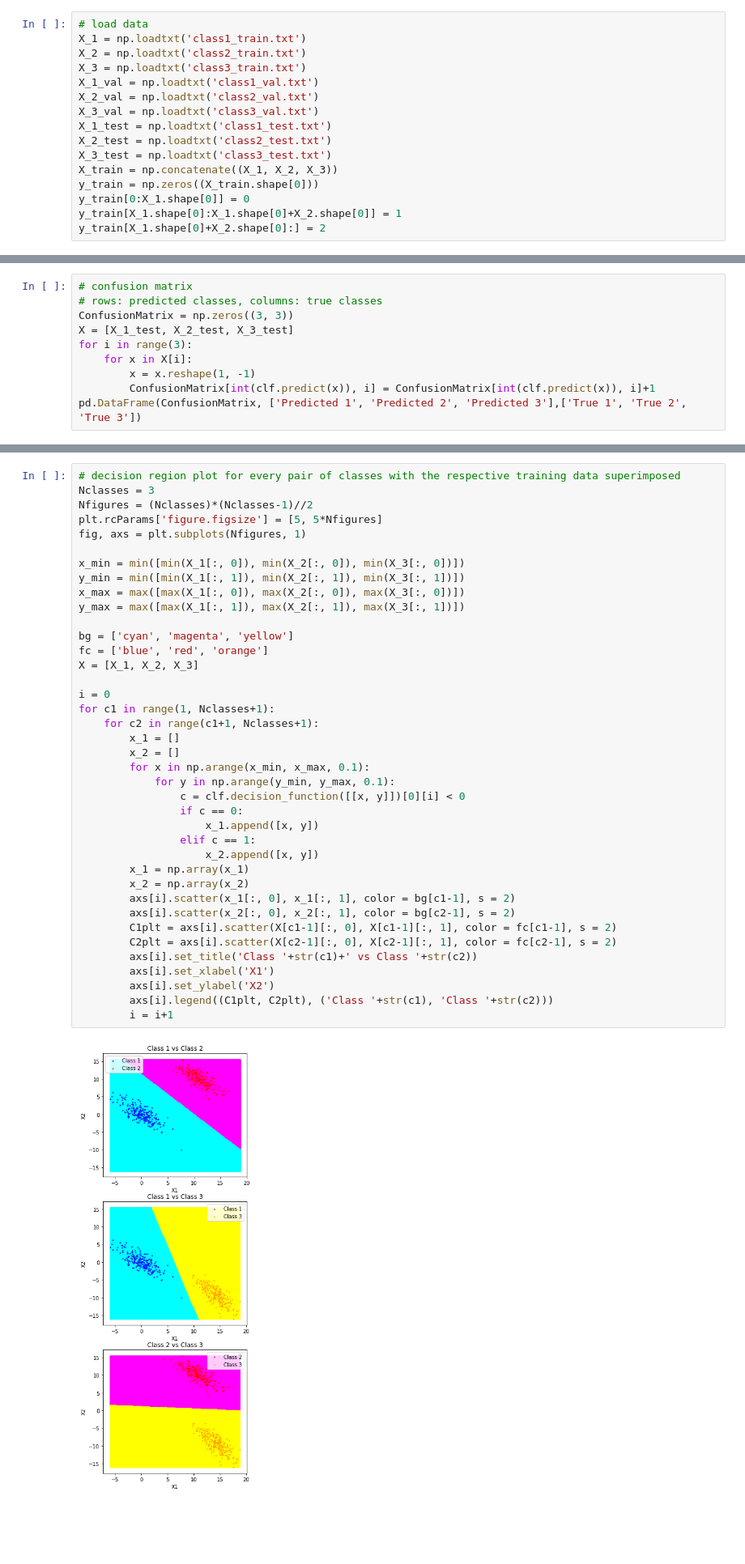
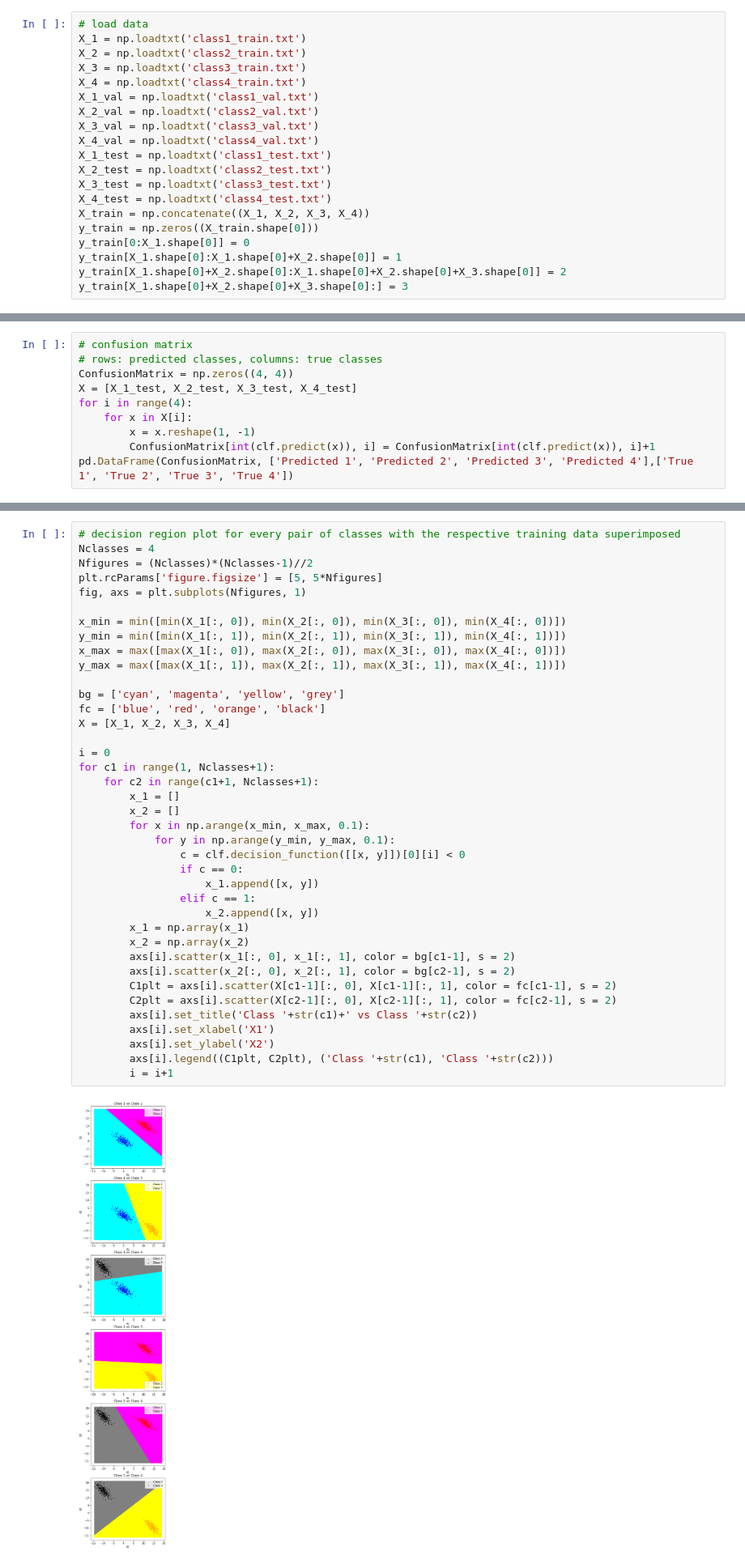
Before and after one commit to shashikdm/CS401-Assignments, a Jupyter notebook: Assignment 1/goup15/classification/linearlySeparable/SVM.ipynb, the cells around one changed output, grey strips where cells are left out. Shown at 81% size. Cells and saved outputs as stored; diff of their text form; blank space fills up the shorter version.

```diff
--- a/Assignment 1/goup15/classification/linearlySeparable/SVM.ipynb
+++ b/Assignment 1/goup15/classification/linearlySeparable/SVM.ipynb
@@ -8,17 +8,21 @@ from sklearn import svm
 X_1 = np.loadtxt('class1_train.txt')
 X_2 = np.loadtxt('class2_train.txt')
 X_3 = np.loadtxt('class3_train.txt')
+X_4 = np.loadtxt('class4_train.txt')
 X_1_val = np.loadtxt('class1_val.txt')
 X_2_val = np.loadtxt('class2_val.txt')
 X_3_val = np.loadtxt('class3_val.txt')
+X_4_val = np.loadtxt('class4_val.txt')
 X_1_test = np.loadtxt('class1_test.txt')
 X_2_test = np.loadtxt('class2_test.txt')
 X_3_test = np.loadtxt('class3_test.txt')
-X_train = np.concatenate((X_1, X_2, X_3))
+X_4_test = np.loadtxt('class4_test.txt')
+X_train = np.concatenate((X_1, X_2, X_3, X_4))
 y_train = np.zeros((X_train.shape[0]))
 y_train[0:X_1.shape[0]] = 0
 y_train[X_1.shape[0]:X_1.shape[0]+X_2.shape[0]] = 1
-y_train[X_1.shape[0]+X_2.shape[0]:] = 2
+y_train[X_1.shape[0]+X_2.shape[0]:X_1.shape[0]+X_2.shape[0]+X_3.shape[0]] = 2
+y_train[X_1.shape[0]+X_2.shape[0]+X_3.shape[0]:] = 3
 # %%
 # simply visualising data
 C1plt = plt.scatter(X_1[:, 0], X_1[:, 1], color = 'cyan', s = 2)
@@ -43,11 +48,11 @@ SVC(C=1.0, cache_size=200, class_weight=None, coef0=0.0,
 # %%
 # confusion matrix
 # rows: predicted classes, columns: true classes
-ConfusionMatrix = np.zeros((3, 3))
-X = [X_1_test, X_2_test, X_3_test]
-for i in range(3):
+ConfusionMatrix = np.zeros((4, 4))
+X = [X_1_test, X_2_test, X_3_test, X_4_test]
+for i in range(4):
     for x in X[i]:
         x = x.reshape(1, -1)
         ConfusionMatrix[int(clf.predict(x)), i] = ConfusionMatrix[int(clf.predict(x)), i]+1
-pd.DataFrame(ConfusionMatrix, ['Predicted 1', 'Predicted 2', 'Predicted 3'],['True 1', 'True 2', 'True 3'])
+pd.DataFrame(ConfusionMatrix, ['Predicted 1', 'Predicted 2', 'Predicted 3', 'Predicted 4'],['True 1', 'True 2', 'True 3', 'True 4'])
 # %% [output]
@@ -90,44 +96,44 @@ print({
 # %%
 # decision region plot for every pair of classes with the respective training data superimposed
-Nclasses = 3
+Nclasses = 4
 Nfigures = (Nclasses)*(Nclasses-1)//2
 plt.rcParams['figure.figsize'] = [5, 5*Nfigures]
 fig, axs = plt.subplots(Nfigures, 1)
 
-x_min = min([min(X_1[:, 0]), min(X_2[:, 0]), min(X_3[:, 0])])
-y_min = min([min(X_1[:, 1]), min(X_2[:, 1]), min(X_3[:, 1])])
-x_max = max([max(X_1[:, 0]), max(X_2[:, 0]), max(X_3[:, 0])])
-y_max = max([max(X_1[:, 1]), max(X_2[:, 1]), max(X_3[:, 1])])
+x_min = min([min(X_1[:, 0]), min(X_2[:, 0]), min(X_3[:, 0]), min(X_4[:, 0])])
+y_min = min([min(X_1[:, 1]), min(X_2[:, 1]), min(X_3[:, 1]), min(X_4[:, 1])])
+x_max = max([max(X_1[:, 0]), max(X_2[:, 0]), max(X_3[:, 0]), max(X_4[:, 0])])
+y_max = max([max(X_1[:, 1]), max(X_2[:, 1]), max(X_3[:, 1]), max(X_4[:, 1])])
 
-bg = ['cyan', 'magenta', 'yellow']
-fc = ['blue', 'red', 'orange']
-X = [X_1, X_2, X_3]
+bg = ['cyan', 'magenta', 'yellow', 'grey']
+fc = ['blue', 'red', 'orange', 'black']
+X = [X_1, X_2, X_3, X_4]
 
 i = 0
 for c1 in range(1, Nclasses+1):
     for c2 in range(c1+1, Nclasses+1):
         x_1 = []
         x_2 = []
         for x in np.arange(x_min, x_max, 0.1):
             for y in np.arange(y_min, y_max, 0.1):
                 c = clf.decision_function([[x, y]])[0][i] < 0
                 if c == 0:
                     x_1.append([x, y])
                 elif c == 1:
                     x_2.append([x, y])
         x_1 = np.array(x_1)
         x_2 = np.array(x_2)
         axs[i].scatter(x_1[:, 0], x_1[:, 1], color = bg[c1-1], s = 2)
         axs[i].scatter(x_2[:, 0], x_2[:, 1], color = bg[c2-1], s = 2)
         C1plt = axs[i].scatter(X[c1-1][:, 0], X[c1-1][:, 1], color = fc[c1-1], s = 2)
         C2plt = axs[i].scatter(X[c2-1][:, 0], X[c2-1][:, 1], color = fc[c2-1], s = 2)
         axs[i].set_title('Class '+str(c1)+' vs Class '+str(c2))
         axs[i].set_xlabel('X1')
         axs[i].set_ylabel('X2')
         axs[i].legend((C1plt, C2plt), ('Class '+str(c1), 'Class '+str(c2)))
         i = i+1
 # %% [output]
-[figure, old version]
+[figure, new version]
 # %%
 # Decision region plot for all the classes together with the training data superposed
 plt.rcParams['figure.figsize'] = [5, 5]
```
Also changed, not shown: parts of 4 cells of this notebook.
